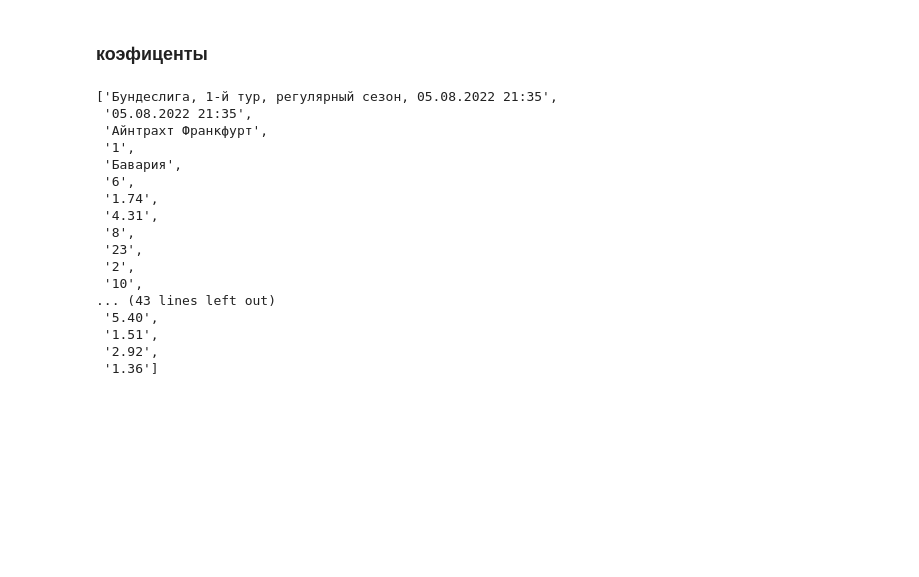
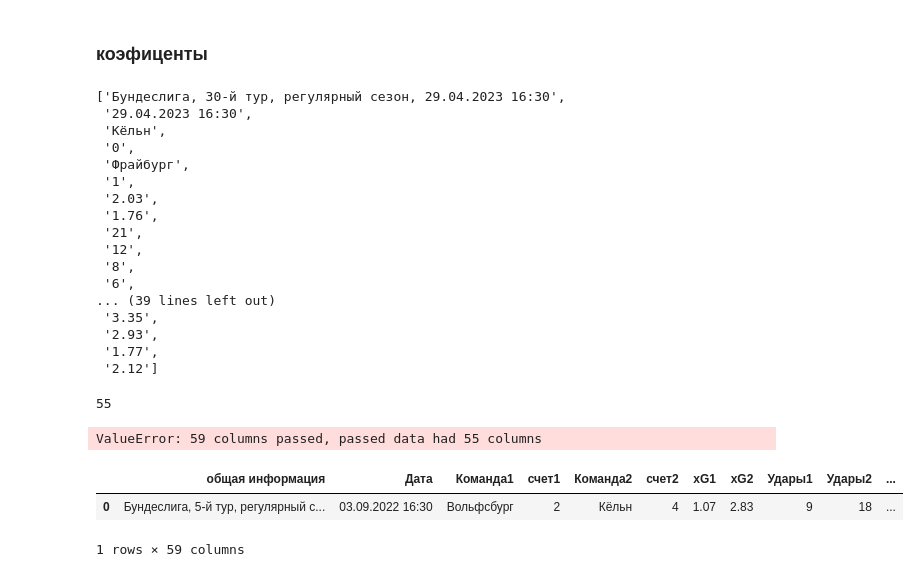
Before and after one commit to stas-as/Konspect, a Jupyter notebook: project/project_1X/pars_bs4.ipynb, the cells around one changed output. Saved outputs shown, nothing was run; the diff lists cells and outputs as text; code cells hidden in the pictures; blank space fills up the shorter version.

```diff
--- a/project/project_1X/pars_bs4.ipynb
+++ b/project/project_1X/pars_bs4.ipynb
@@ -3,7 +3,7 @@ import pandas as pd
 import requests
 from bs4 import BeautifulSoup
 # %%
-url = 'https://soccer365.ru/games/1736825/'
+url = 'https://soccer365.ru/games/1736935/'
 # %%
 response = requests.get(url)
 # %%
@@ -58,7 +59,12 @@ for i in (result_table_matches_1):
 
 result_matches_2 = gm_block.find_all("div",class_="stats_items")[1]
 result_table_matches_2 = result_matches_2.find_all("div", class_="stats_inf")
-for j in (result_table_matches_2):
-    lister.append(j.text)
+if len(result_table_matches_2) == 16:
+    for j in (result_table_matches_2):
+      lister.append(j.text)
+else :
+    result_table_matches_2 = result_table_matches_2[0:16]
+    for j in (result_table_matches_2):
+      lister.append(j.text)
 lister
 # %% [output]
@@ -178,20 +184,40 @@ coficient_result = cof_func(coficient)
 lister.extend(coficient_result)
 lister
 # %% [output]
-['Бундеслига, 1-й тур, регулярный сезон, 05.08.2022 21:35',
- '05.08.2022 21:35',
- 'Айнтрахт Франкфурт',
+['Бундеслига, 30-й тур, регулярный сезон, 29.04.2023 16:30',
+ '29.04.2023 16:30',
+ 'Кёльн',
+ '0',
+ 'Фрайбург',
  '1',
- 'Бавария',
+ '2.03',
+ '1.76',
+ '21',
+ '12',
+ '8',
  '6',
- '1.74',
- '4.31',
- '8',
- '23',
- '2',
- '10',
-... (43 lines left out)
- '5.40',
- '1.51',
- '2.92',
- '1.36']
+... (39 lines left out)
+ '3.35',
+ '2.93',
+ '1.77',
+ '2.12']
+# %%
+len(lister)
+# %% [output]
+55
+# %%
+df = pd.DataFrame(
+    data = [lister,lister] ,
+    columns= title
+)
+
+df = df.drop(1)
+#df.to_csv('data/table_matches_new.csv')
+# %% [output]
+ValueError: 59 columns passed, passed data had 55 columns
+# %%
+df
+# %% [output]
+|  | общая информация | Дата | Команда1 | счет1 | Команда2 | счет2 | xG1 | xG2 | Удары1 | Удары2 | ... |
+| 0 | Бундеслига, 5-й тур, регулярный с... | 03.09.2022 16:30 | Вольфсбург | 2 | Кёльн | 4 | 1.07 | 2.83 | 9 | 18 | ... |
+1 rows × 59 columns
```
Also changed, not shown: parts of 6 cells of this notebook, 3 other files.
